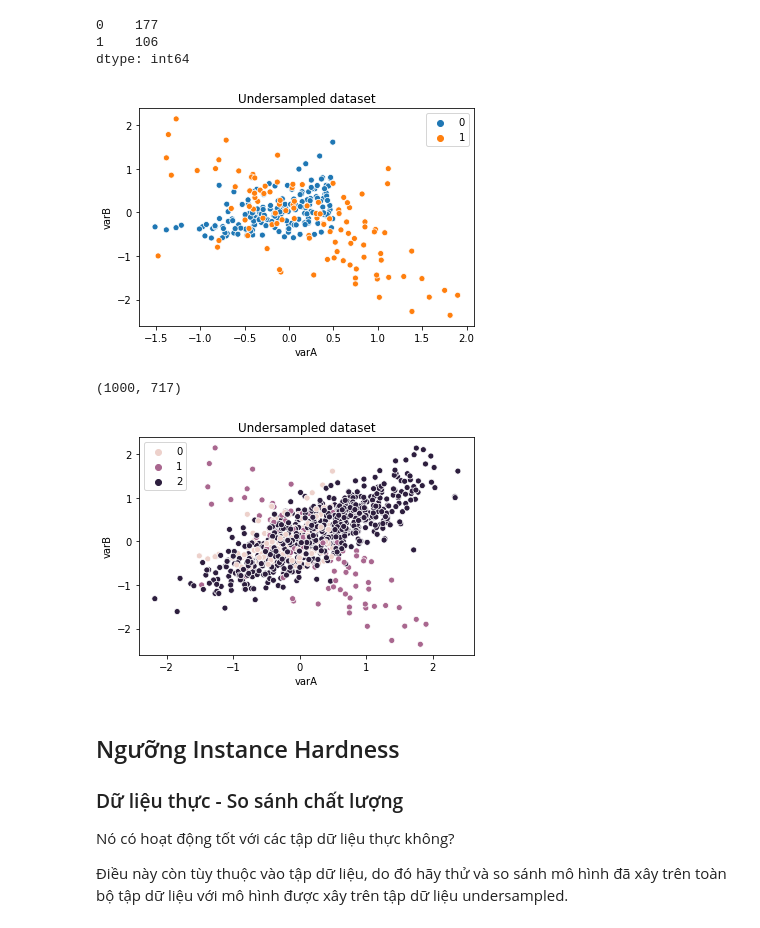
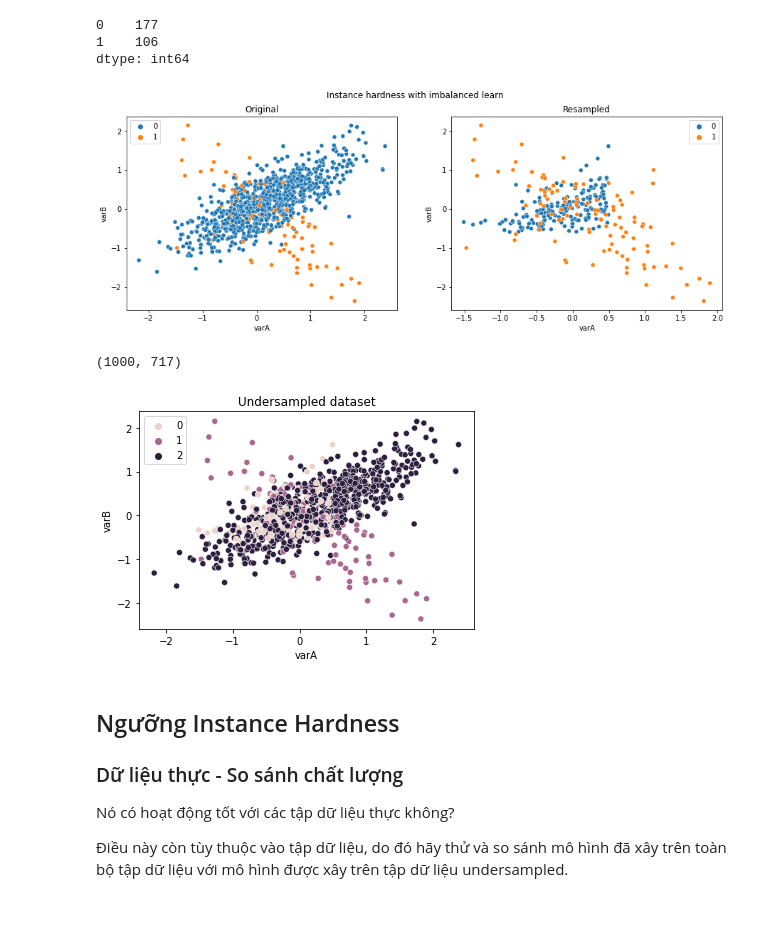
Before and after one commit to ngohongthai/ml-labs, a Jupyter notebook: classification/lab-13-undersampling/[VN]13_4 Ngưỡng Instance Hardness.ipynb, the cells around one changed output. Drawn from its saved outputs; the diff is of its cells as text; code cells hidden in the pictures.

```diff
--- a/classification/lab-13-undersampling/[VN]13_4 Ngưỡng Instance Hardness.ipynb
+++ b/classification/lab-13-undersampling/[VN]13_4 Ngưỡng Instance Hardness.ipynb
@@ -489,15 +534,15 @@ Hãy lặp lại bài tập nhưng bây giờ sử dụng imbalanced-learn
 
 # thiết lập ngưỡng instance hardness
 
-iht = ...(
+iht = InstanceHardnessThreshold(
     estimator=rf,
     sampling_strategy='auto',  # chỉ undersample lớp đa số
     random_state=1,
-    n_jobs=4, # máy có 4 bộ xử lý
+    n_jobs=None, # máy có 4 bộ xử lý
     cv=3,  # kiểm định chéo 3-fold
 )
 
-X_resampled, y_resampled = iht....(X, y)
+X_resampled, y_resampled = iht.fit_resample(X, y)
 # %% [markdown]
 <details><summary> Gợi ý </summary>
 
@@ -527,14 +572,15 @@ dtype: int64
 # %%
 # plot undersampled data
 
-sns.scatterplot(
-        data=X_resampled, x="varA", y="varB", hue=y_resampled
-    )
+# sns.scatterplot(
+#         data=X_resampled, x="varA", y="varB", hue=y_resampled
+#     )
 
-plt.title('Undersampled dataset')
-plt.show()
+# plt.title('Undersampled dataset')
+# plt.show()
+compare_distributions(X, y, X_resampled, y_resampled, 'varA', 'varB', 'Instance hardness with imbalanced learn')
 # %% [output]
-[figure, old version]
+[figure, new version]
 # %%
 # hãy tìm các quan sát đã bị loại
 
@@ -553,7 +599,7 @@ sns.scatterplot(
 plt.title('Undersampled dataset')
 plt.show()
 # %% [output]
-[figure, old version]
+[figure, new version]
 # %% [markdown]
 ## Ngưỡng Instance Hardness
 
```
Also changed, not shown: parts of 28 cells of this notebook, 2 other files.
